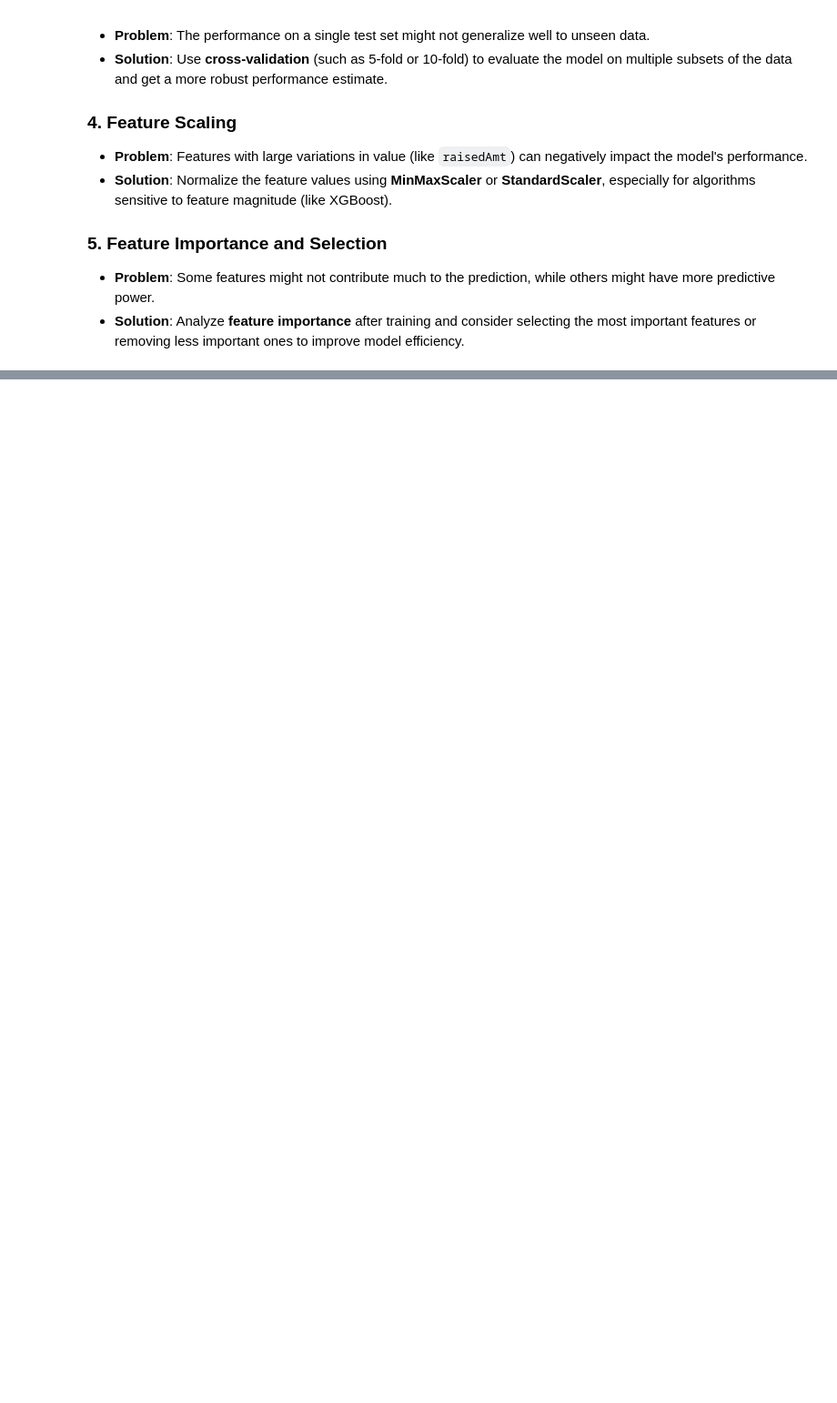
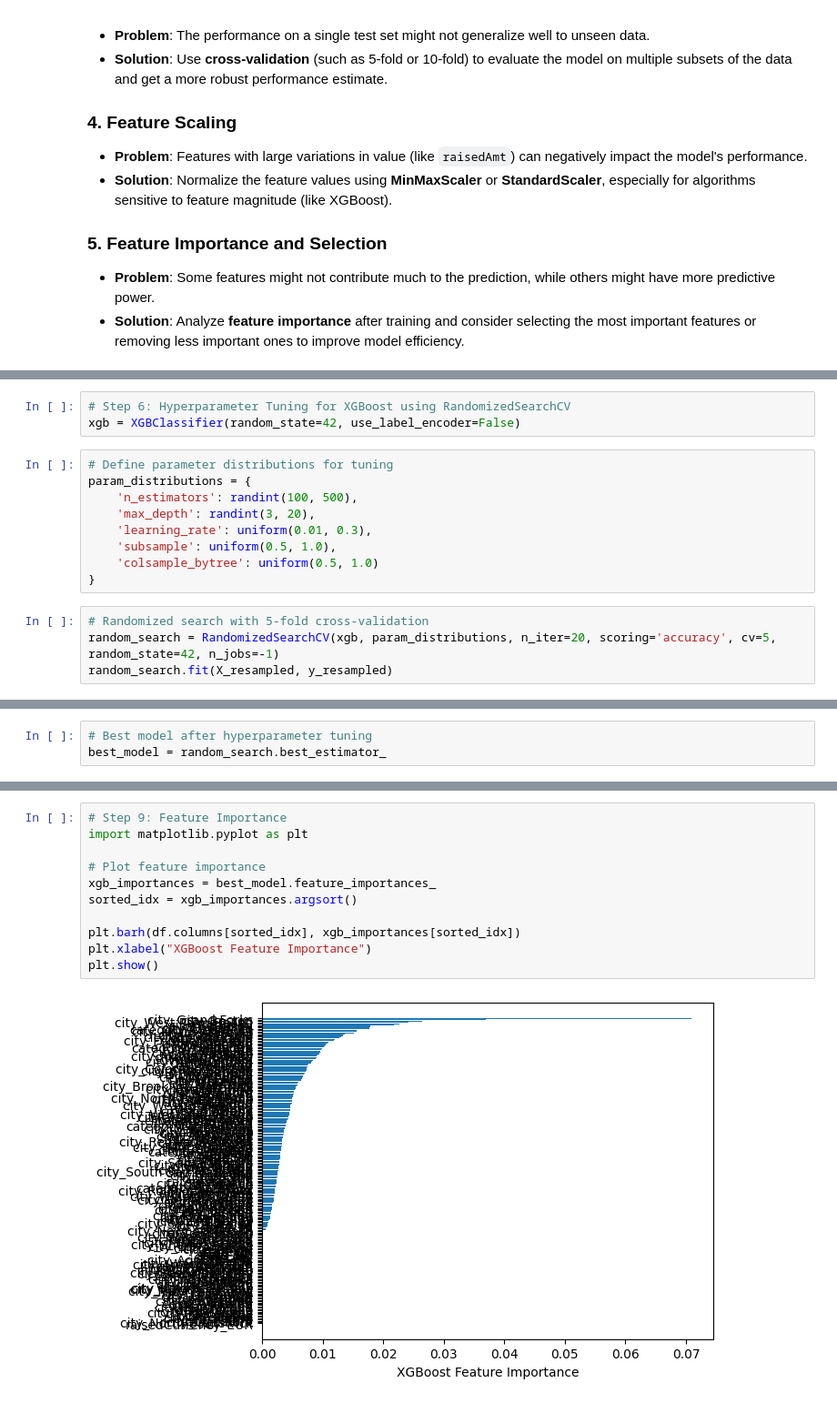
Before and after one commit to stefisha/StefanVelickovic_Omega_DS_InvestmentRounds, a Jupyter notebook: Investment_rounds.ipynb, the cells around one changed output, grey strips where cells are left out. Shown at 91% size. Cells and saved outputs as stored; diff of their text form; blank space fills up the shorter version.

```diff
--- a/Investment_rounds.ipynb
+++ b/Investment_rounds.ipynb
@@ -219,0 +238,16 @@ weighted avg       0.46      0.49      0.47       292
+# %%
+# Step 6: Hyperparameter Tuning for XGBoost using RandomizedSearchCV
+xgb = XGBClassifier(random_state=42, use_label_encoder=False)
+# %%
+# Define parameter distributions for tuning
+param_distributions = {
+    'n_estimators': randint(100, 500),
+    'max_depth': randint(3, 20),
+    'learning_rate': uniform(0.01, 0.3),
+    'subsample': uniform(0.5, 1.0),
+    'colsample_bytree': uniform(0.5, 1.0)
+}
+# %%
+# Randomized search with 5-fold cross-validation
+random_search = RandomizedSearchCV(xgb, param_distributions, n_iter=20, scoring='accuracy', cv=5, random_state=42, n_jobs=-1)
+random_search.fit(X_resampled, y_resampled)
@@ -219,0 +290,3 @@ weighted avg       0.46      0.49      0.47       292
+# %%
+# Best model after hyperparameter tuning
+best_model = random_search.best_estimator_
@@ -219,0 +329,13 @@ weighted avg       0.46      0.49      0.47       292
+# %%
+# Step 9: Feature Importance
+import matplotlib.pyplot as plt
+
+# Plot feature importance
+xgb_importances = best_model.feature_importances_
+sorted_idx = xgb_importances.argsort()
+
+plt.barh(df.columns[sorted_idx], xgb_importances[sorted_idx])
+plt.xlabel("XGBoost Feature Importance")
+plt.show()
+# %% [output]
+[figure, added]
```
Also changed, not shown: parts of 11 cells of this notebook.
